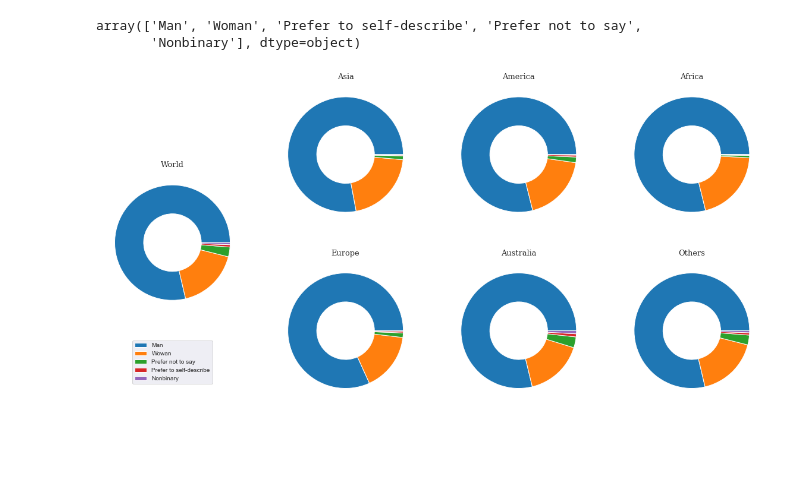
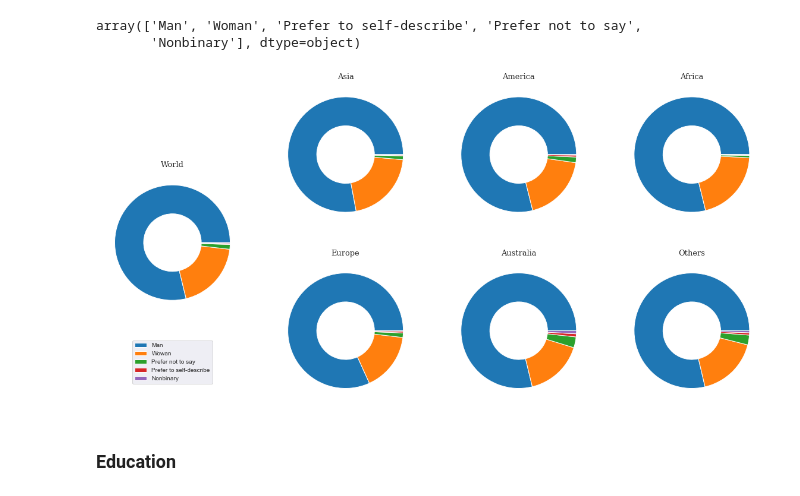
Before and after one commit to anoopm031/kaggle_repo, a Jupyter notebook: Kaggle survey 2020 EDA.ipynb, the cells around one changed output. Cells and saved outputs as stored; diff of their text form; code cells hidden in the pictures; blank space fills up the shorter version.

```diff
--- a/Kaggle survey 2020 EDA.ipynb
+++ b/Kaggle survey 2020 EDA.ipynb
@@ -365,7 +364,8 @@ cat = CategoricalDtype(categories=cmpcat_list,ordered=True)
 _ = survey2020['Q24'].astype(cat)
 # %%
 fig5,ax= plt.subplots(figsize=(10,5))
-dis = sns.countplot(data=survey2020.sort_values('Q24'), x='Q24', ax=ax)
+sorted_df = survey2020.sort_values('Q24')
+dis = sns.countplot(data=sorted_df, x='Q24', ax=ax)
 ax.tick_params(axis='x', which='major',labelrotation=90)
-ax.set_xlabel('Salary range')
+_ = ax.set_xlabel('Salary range')
 # %% [output]
@@ -403,19 +402,21 @@ df_names = ['Asia','America','Africa','Europe','Australia','Others']
 # %%
 fig6 = plt.figure(figsize=(20,10))
 gs = fig6.add_gridspec(2,4)
 ax0 = fig6.add_subplot(gs[:,0])
 ax123 = [fig6.add_subplot(gs[0,i+1]) for i in range(3)]
 ax456= [fig6.add_subplot(gs[1,i+1]) for i in range(3)]
 ax_list = ax123+ax456
 cmap = sns.color_palette("magma", as_cmap=True)
 
-ax0.pie(countdict.values(),wedgeprops=dict(width=0.5))
+ax0.pie(gencount_world.values(),wedgeprops=dict(width=0.5))
 ax0.set_title('World',fontweight='light',fontsize=13,fontfamily='serif')
 ax0.legend(['Man','Wowan','Prefer not to say','Prefer to self-describe','Nonbinary'], loc='lower center',
            bbox_to_anchor=(0.5,-0.5))
 
 for countdict, title, ax in zip(gencount_dicts,df_names,ax_list):
     ax.pie(countdict.values(),wedgeprops=dict(width=0.5))
     ax.set_title(title,fontweight='light',fontsize=13,fontfamily='serif')
 # %% [output]
-[figure, old version]
+[figure, new version]
+# %% [markdown]
+###  Education
```
Also changed, not shown: parts of 18 cells of this notebook, 1 other file.
